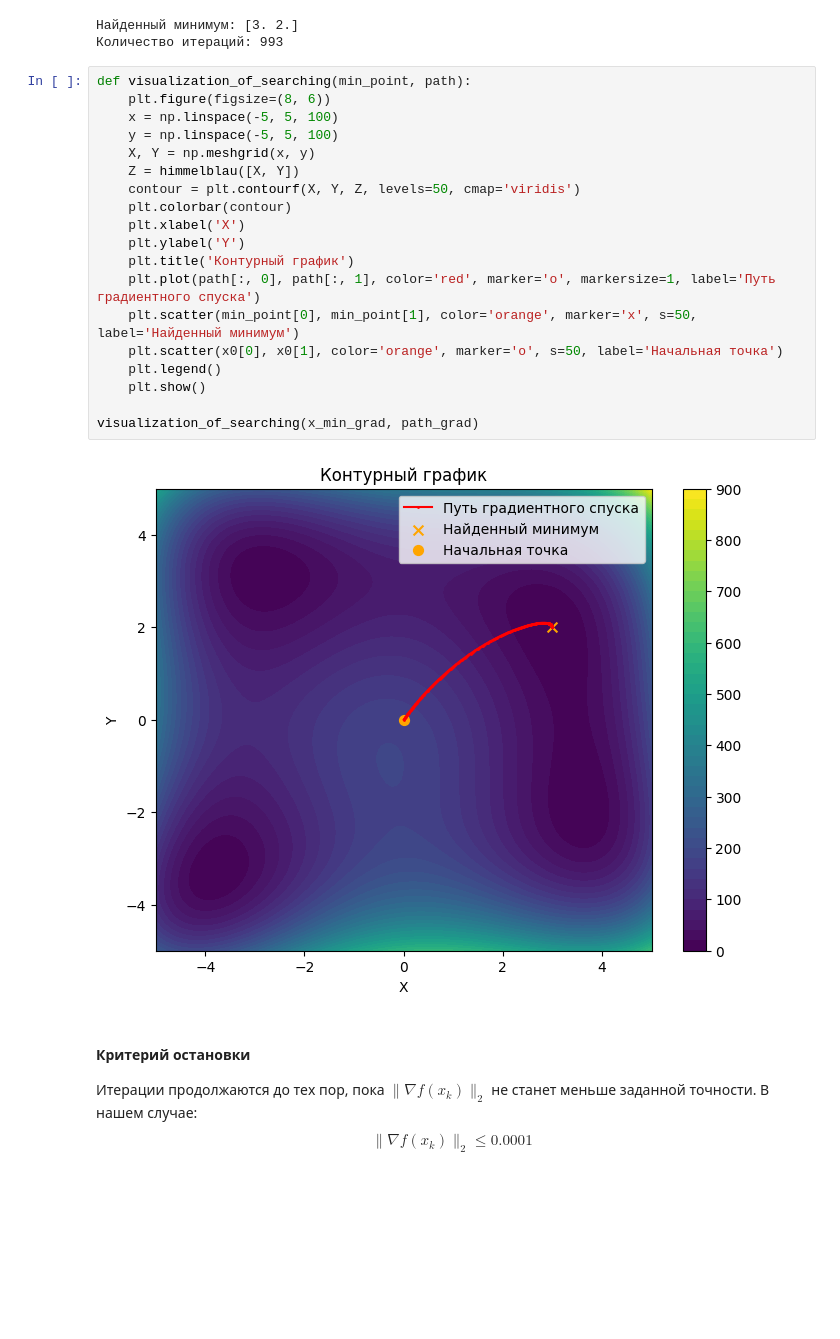
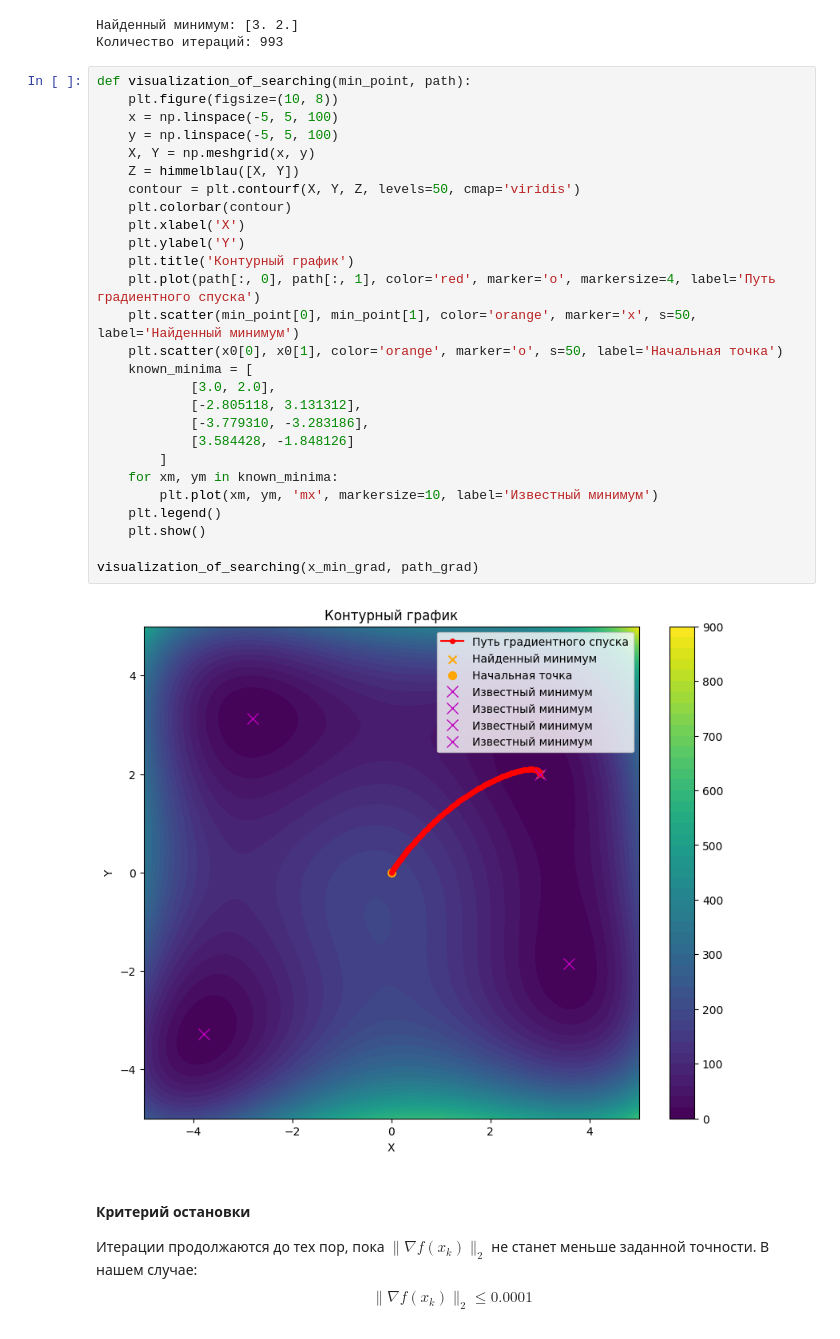
Before and after one commit to Kirill-Yurkov/MetOpt3, a Jupyter notebook: main.ipynb, the cells around one changed output. Drawn from its saved outputs; the diff is of its cells as text; blank space fills up the shorter version.

```diff
--- a/main.ipynb
+++ b/main.ipynb
@@ -128,25 +129,33 @@ print(f"Количество итераций: {count_iterations_grad}")
 Количество итераций: 993
 # %%
 def visualization_of_searching(min_point, path):
-    plt.figure(figsize=(8, 6))
+    plt.figure(figsize=(10, 8))
     x = np.linspace(-5, 5, 100)
     y = np.linspace(-5, 5, 100)
     X, Y = np.meshgrid(x, y)
     Z = himmelblau([X, Y])
     contour = plt.contourf(X, Y, Z, levels=50, cmap='viridis')
     plt.colorbar(contour)
     plt.xlabel('X')
     plt.ylabel('Y')
     plt.title('Контурный график')
-    plt.plot(path[:, 0], path[:, 1], color='red', marker='o', markersize=1, label='Путь градиентного спуска')
+    plt.plot(path[:, 0], path[:, 1], color='red', marker='o', markersize=4, label='Путь градиентного спуска')
     plt.scatter(min_point[0], min_point[1], color='orange', marker='x', s=50, label='Найденный минимум')
     plt.scatter(x0[0], x0[1], color='orange', marker='o', s=50, label='Начальная точка')
+    known_minima = [
+            [3.0, 2.0],
+            [-2.805118, 3.131312],
+            [-3.779310, -3.283186],
+            [3.584428, -1.848126]
+        ]
+    for xm, ym in known_minima:
+        plt.plot(xm, ym, 'mx', markersize=10, label='Известный минимум')
     plt.legend()
     plt.show()
 
 visualization_of_searching(x_min_grad, path_grad)
 # %% [output]
-[figure, old version]
+[figure, new version]
 # %% [markdown]
 #### **Критерий остановки**
 Итерации продолжаются до тех пор, пока $ \|\nabla f(x_k)\|_2 $ не станет меньше заданной точности. В нашем случае:
```
Also changed, not shown: parts of 26 cells of this notebook, 3 other files.
